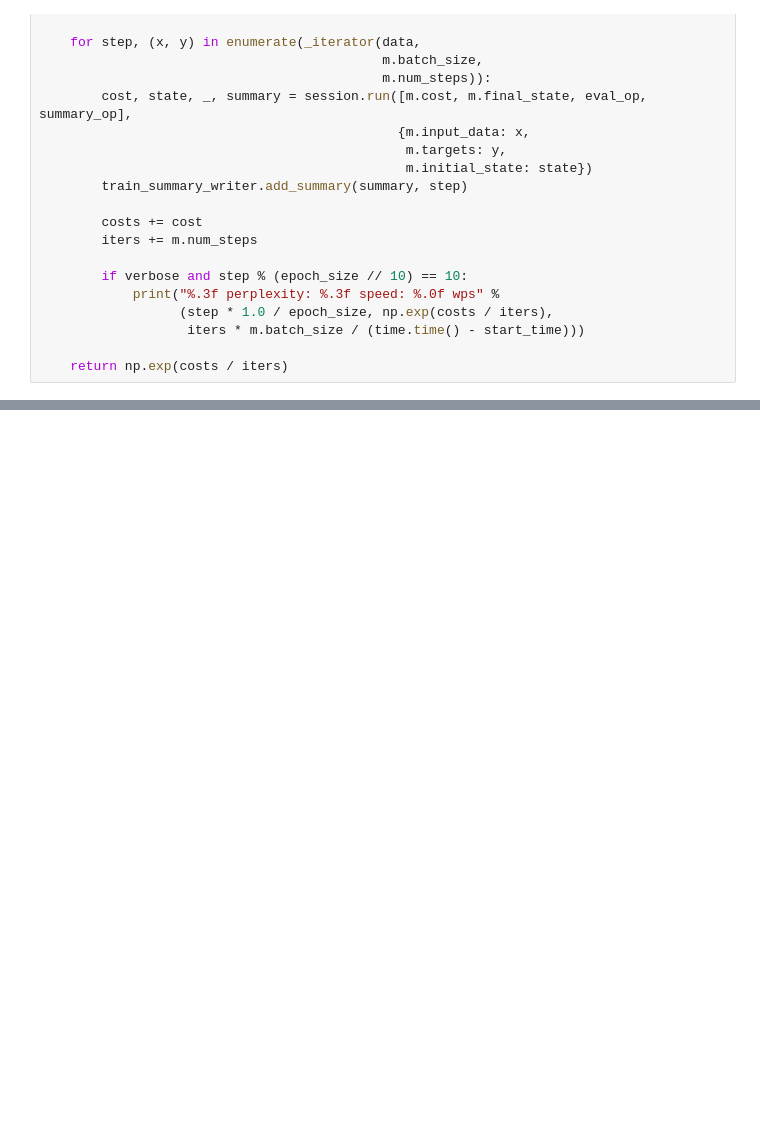
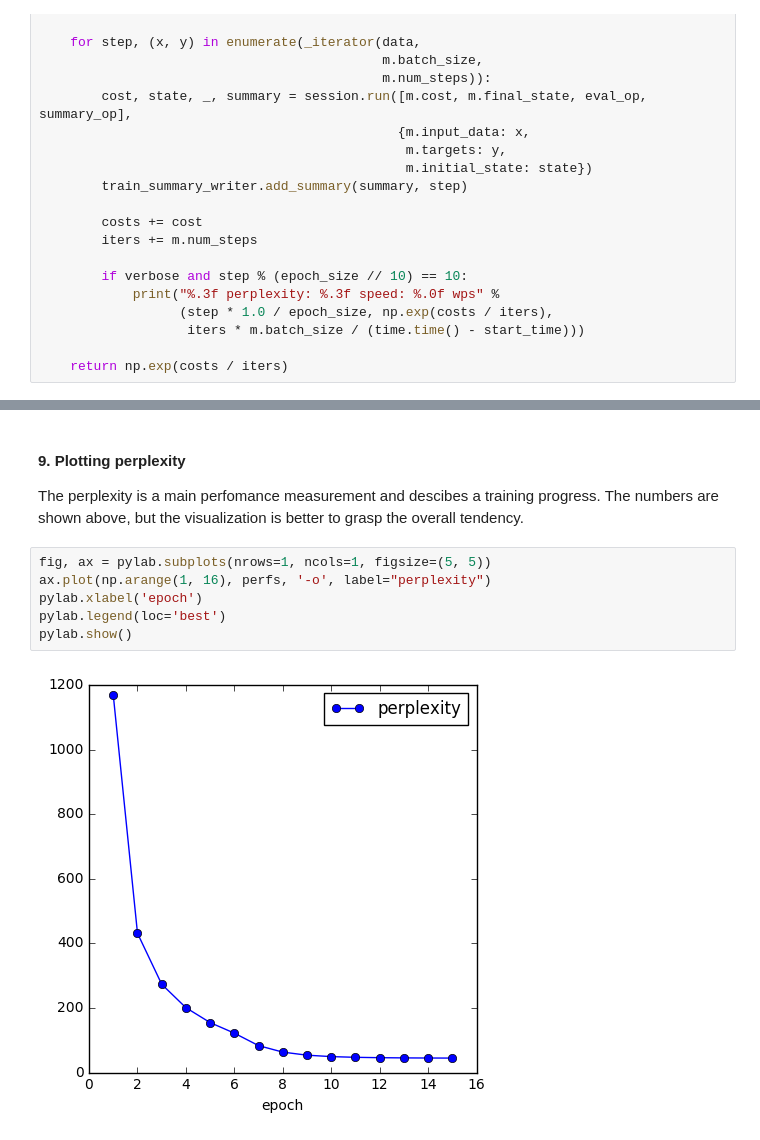
Before and after one commit to yokolet/Jane, a Jupyter notebook: Jane.ipynb, the cells around one changed output, grey strips where cells are left out. Drawn from its saved outputs; the diff is of its cells as text; blank space fills up the shorter version.

```diff
--- a/Jane.ipynb
+++ b/Jane.ipynb
@@ -348 +379,12 @@ Epoch: 15 Train Perplexity: 42.229
 model saved to saved/model.ckpt
+# %% [markdown]
+#### 9. Plotting perplexity
+The perplexity is a main perfomance measurement and descibes a training progress. The numbers are shown above, but the visualization is better to grasp the overall tendency.
+# %%
+fig, ax = pylab.subplots(nrows=1, ncols=1, figsize=(5, 5))
+ax.plot(np.arange(1, 16), perfs, '-o', label="perplexity")
+pylab.xlabel('epoch')
+pylab.legend(loc='best')
+pylab.show()
+# %% [output]
+[figure, added]
```
Also changed, not shown: parts of 15 cells of this notebook, 21 other files.
